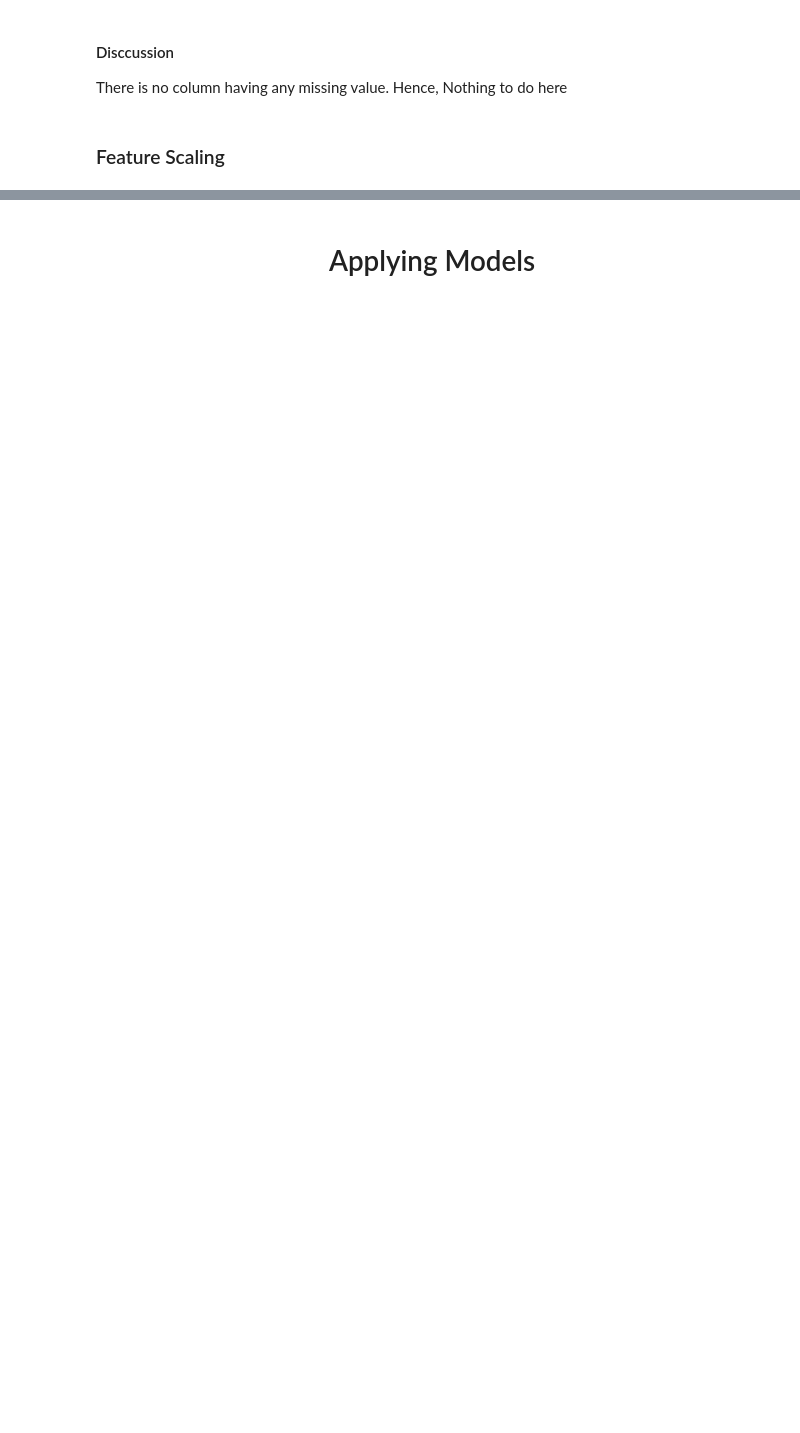
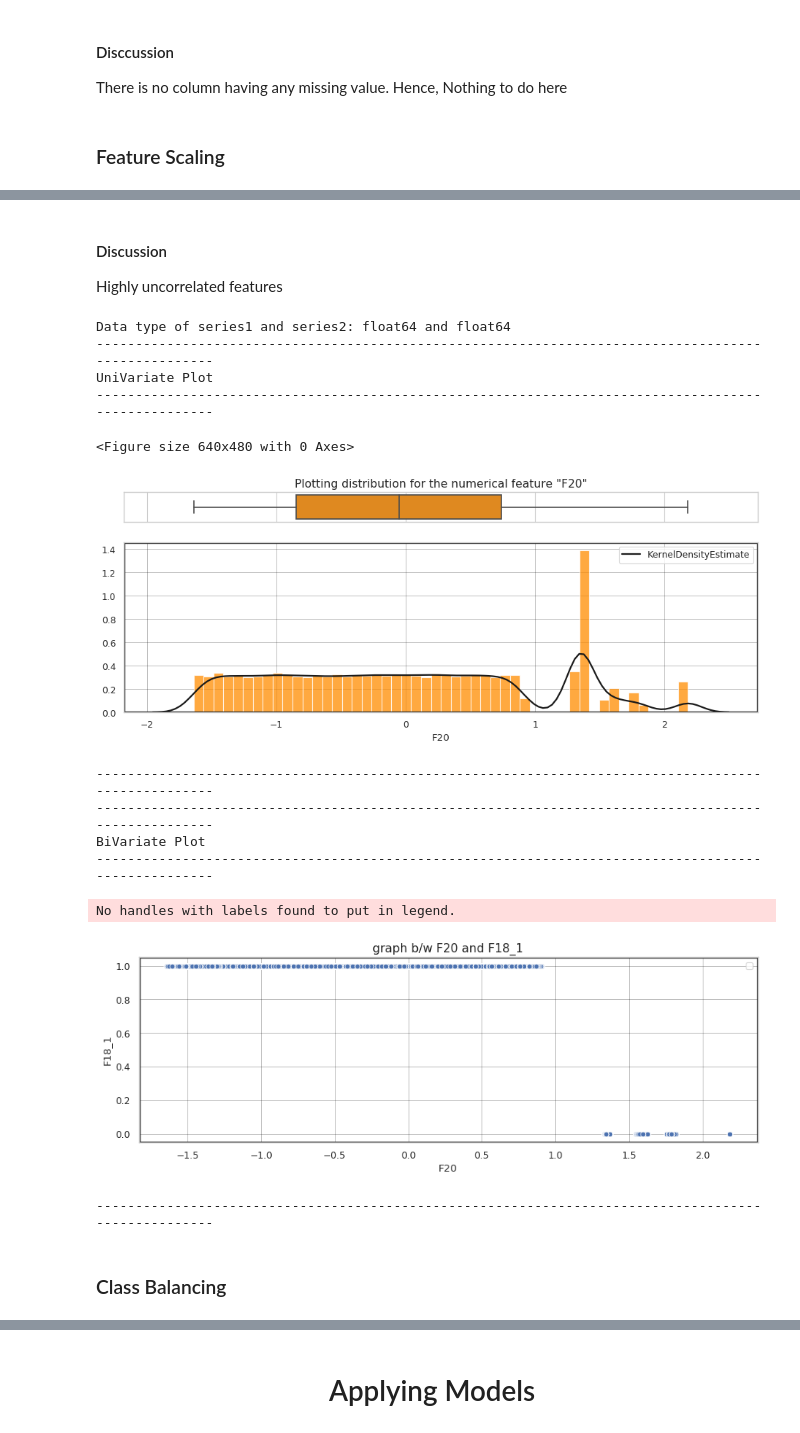
Before and after one commit to MR901/MiniProjects, a Jupyter notebook: PredictProductSale/SupervisedLearning_Classification.ipynb, the cells around one changed output, grey strips where cells are left out. Cells and saved outputs as stored; diff of their text form; code cells hidden in the pictures; blank space fills up the shorter version.

```diff
--- a/PredictProductSale/SupervisedLearning_Classification.ipynb
+++ b/PredictProductSale/SupervisedLearning_Classification.ipynb
@@ -1008,0 +454,21 @@ plt.show()
+# %% [markdown]
+#### Discussion
+Highly uncorrelated features
+# %%
+visualizeFeature(df['F20'], df['F18_1'].astype(float))
+# %% [output]
+Data type of series1 and series2: float64 and float64
+----------------------------------------------------------------------------------------------------
+UniVariate Plot
+----------------------------------------------------------------------------------------------------
+<Figure size 640x480 with 0 Axes>
+[figure, added]
+----------------------------------------------------------------------------------------------------
+----------------------------------------------------------------------------------------------------
+BiVariate Plot
+----------------------------------------------------------------------------------------------------
+No handles with labels found to put in legend.
+[figure, added]
+----------------------------------------------------------------------------------------------------
+# %% [markdown]
+<h3><left> Class Balancing</h3>
```
Also changed, not shown: parts of 177 cells of this notebook, 2 other files.
